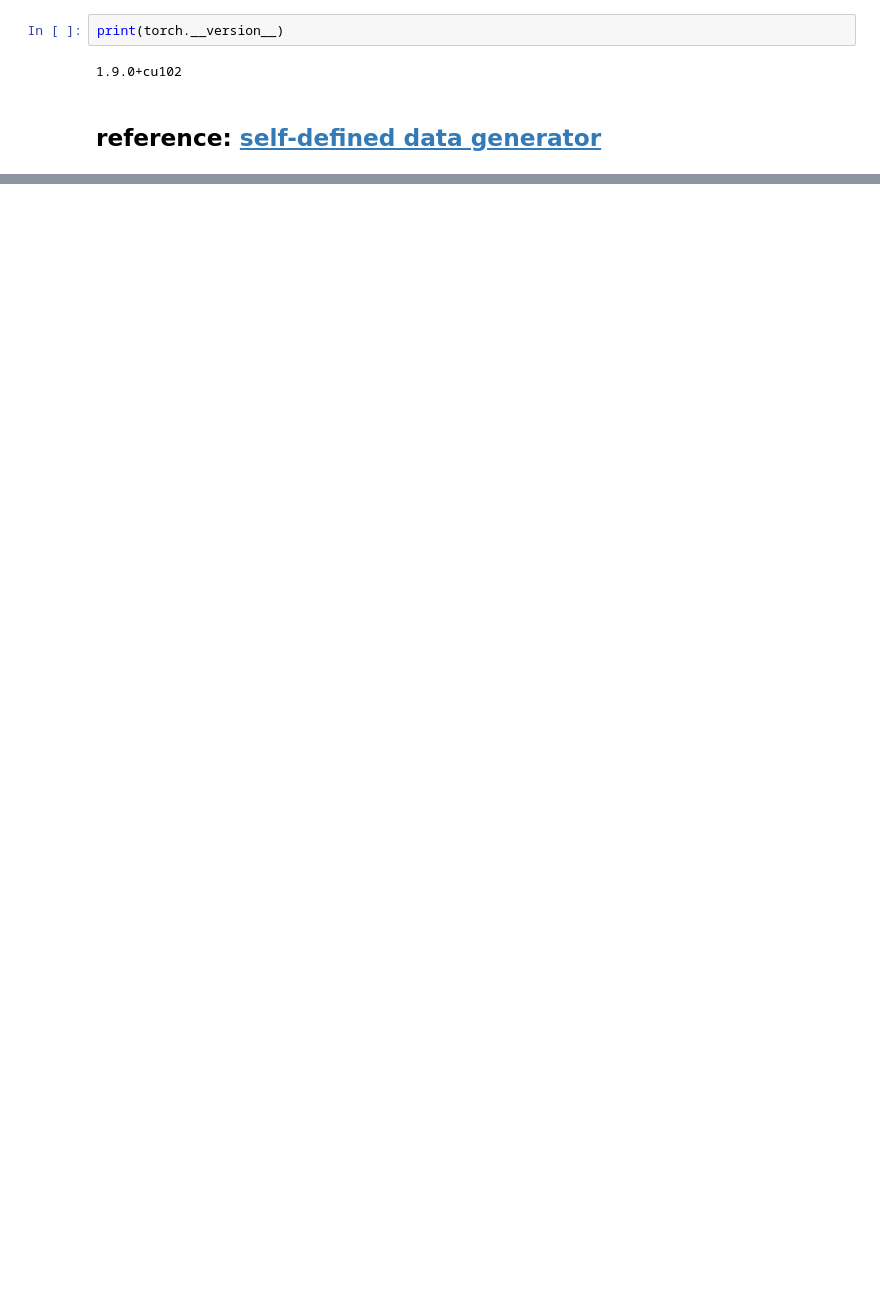
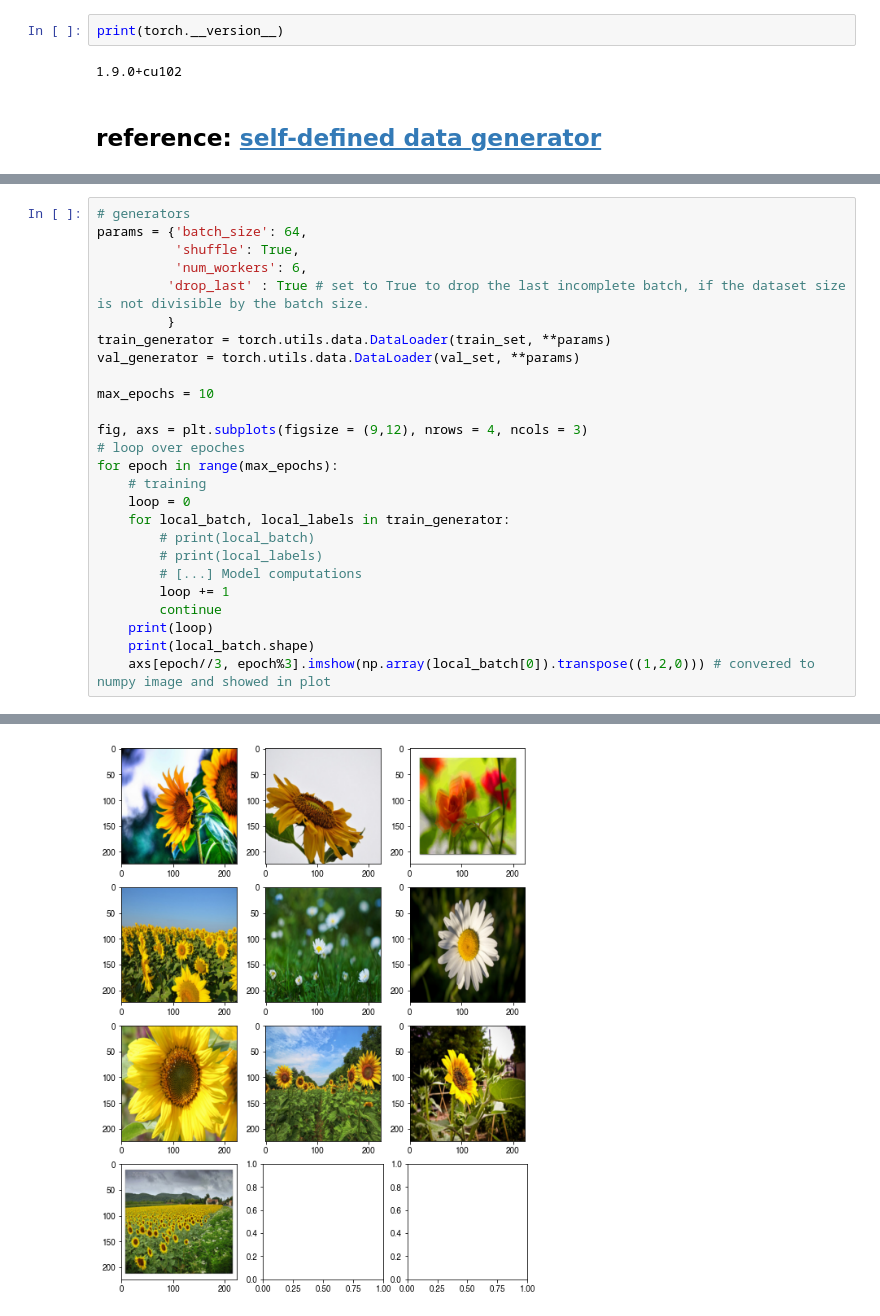
Before and after one commit to zhaoweiyu-github/DeepLearning-Programming, a Jupyter notebook: Notebook/Data_generator_PyTorch.ipynb, the cells around one changed output, grey strips where cells are left out. Drawn from its saved outputs; the diff is of its cells as text; blank space fills up the shorter version.

```diff
--- a/Notebook/Data_generator_PyTorch.ipynb
+++ b/Notebook/Data_generator_PyTorch.ipynb
@@ -36,0 +79,27 @@ labels = {'id-1': 0, 'id-2': 1, 'id-3': 2, 'id-4': 1}
+# %%
+# generators
+params = {'batch_size': 64,
+          'shuffle': True,
+          'num_workers': 6,
+         'drop_last' : True # set to True to drop the last incomplete batch, if the dataset size is not divisible by the batch size.
+         }
+train_generator = torch.utils.data.DataLoader(train_set, **params)
+val_generator = torch.utils.data.DataLoader(val_set, **params)
+
+max_epochs = 10
+
+fig, axs = plt.subplots(figsize = (9,12), nrows = 4, ncols = 3)
+# loop over epoches
+for epoch in range(max_epochs):
+    # training
+    loop = 0
+    for local_batch, local_labels in train_generator:
+        # print(local_batch)
+        # print(local_labels)
+        # [...] Model computations
+        loop += 1
+        continue
+    print(loop)
+    print(local_batch.shape)
+    axs[epoch//3, epoch%3].imshow(np.array(local_batch[0]).transpose((1,2,0))) # convered to numpy image and showed in plot
+# %% [output]
@@ -36,0 +126 @@ labels = {'id-1': 0, 'id-2': 1, 'id-3': 2, 'id-4': 1}
+[figure, added]
```
Also changed, not shown: parts of 7 cells of this notebook.
